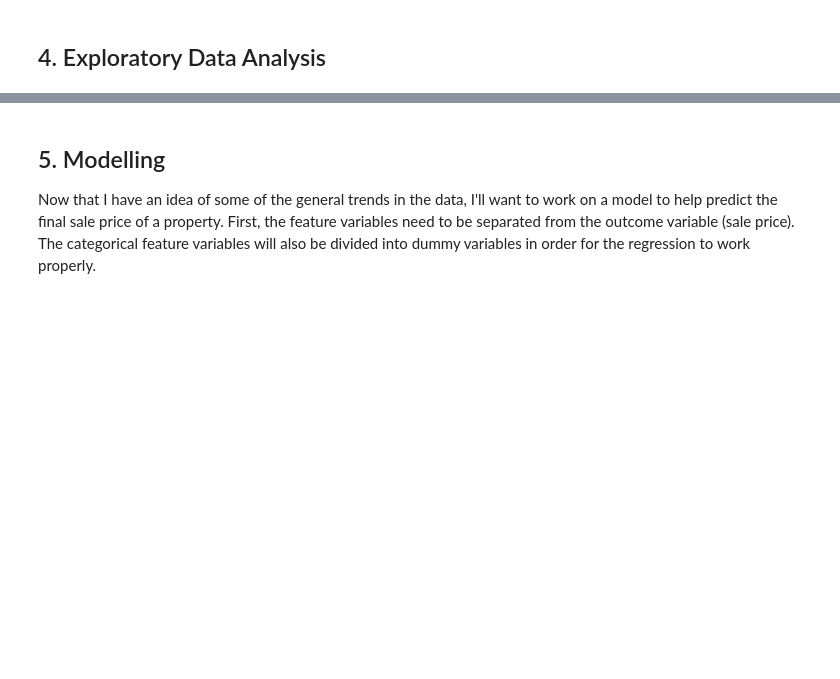
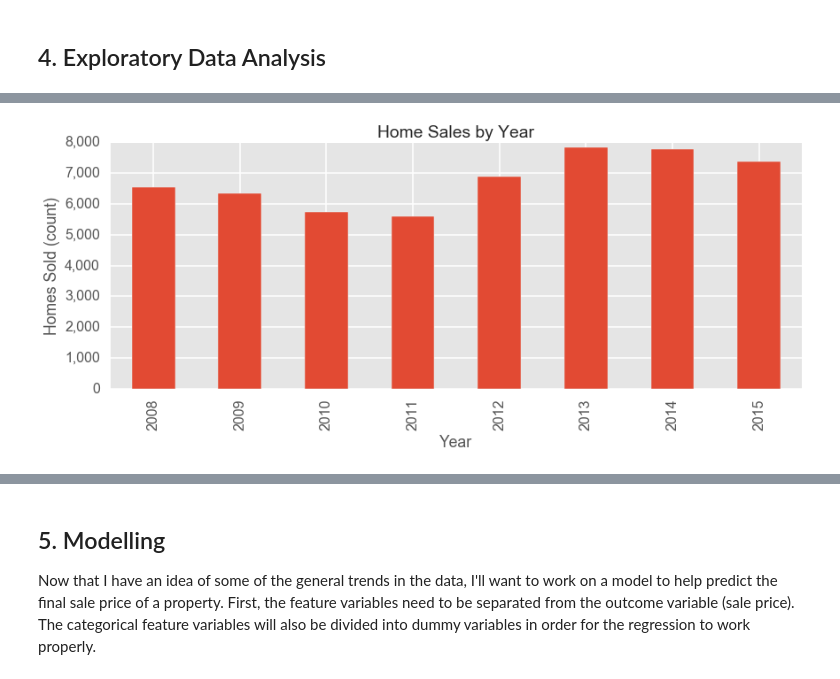
Before and after one commit to trcasey/denver_housing_predictor, a Jupyter notebook: Capstone Report - Denver Real Estate.ipynb, the cells around one changed output, grey strips where cells are left out. Cells and saved outputs as stored; diff of their text form; code cells hidden in the pictures; blank space fills up the shorter version.

```diff
--- a/Capstone Report - Denver Real Estate.ipynb
+++ b/Capstone Report - Denver Real Estate.ipynb
@@ -284,0 +258,10 @@ nbhd_yearly_sale_means = nbhd_yearly_sale_means.unstack()
+# %%
+ax = df_sales_no_2016.groupby('SALE_YEAR').size().plot('bar', figsize=(14, 5))
+plt.title("Home Sales by Year")
+ax.yaxis.set_major_formatter(y_count_format)
+plt.xlabel("Year")
+plt.ylabel("Homes Sold (count)")
+
+plt.show()
+# %% [output]
+[figure, added]
```
Also changed, not shown: parts of 81 cells of this notebook, 1 other file.
